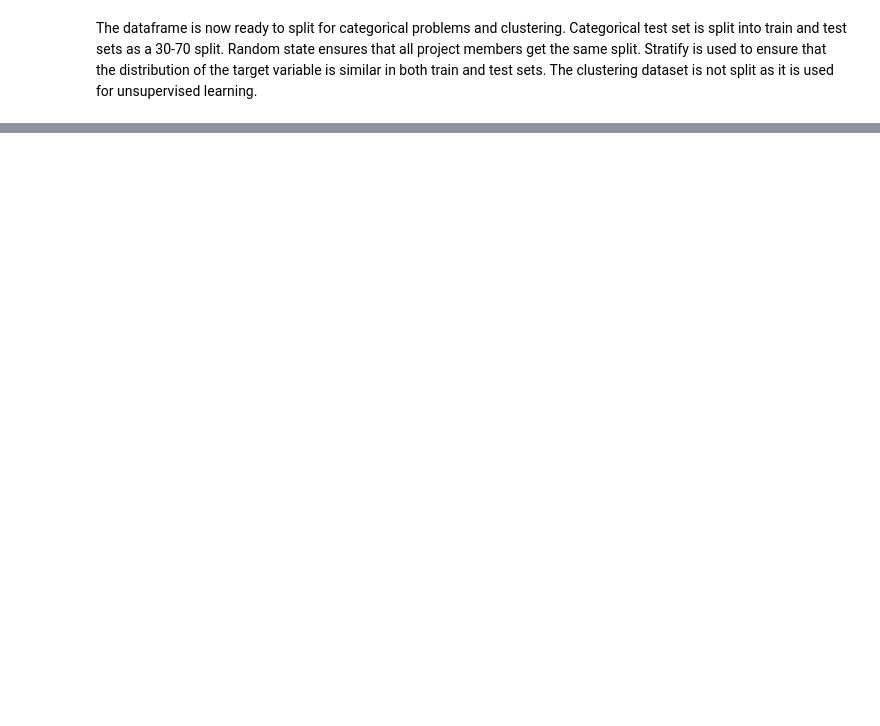
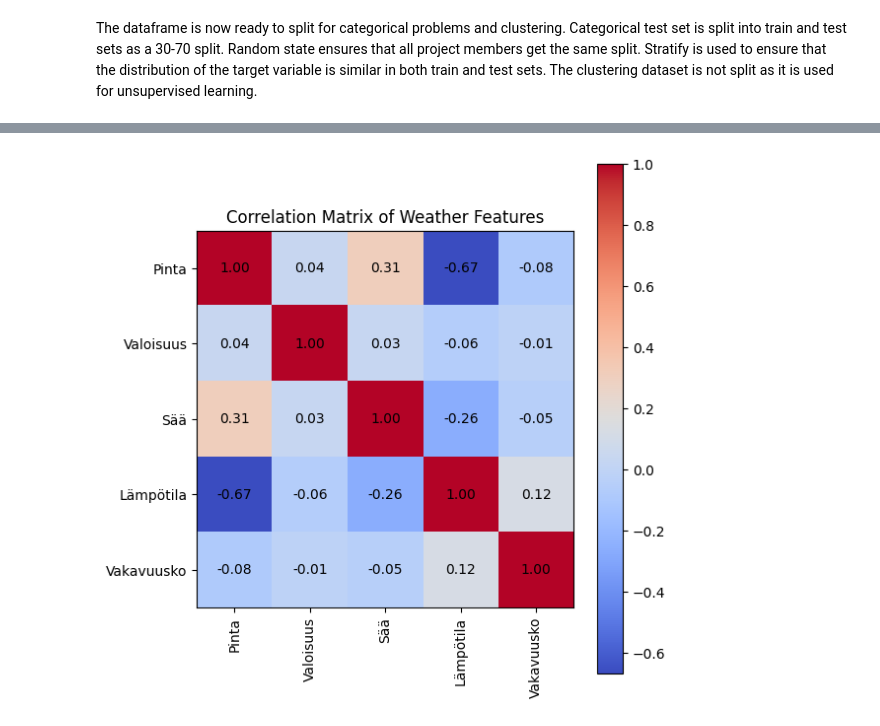
Before and after one commit to nealukumies/dml-project, a Jupyter notebook: traffic_accident_analysis.ipynb, the cells around one changed output, grey strips where cells are left out. Cells and saved outputs as stored; diff of their text form; code cells hidden in the pictures; blank space fills up the shorter version.

```diff
--- a/traffic_accident_analysis.ipynb
+++ b/traffic_accident_analysis.ipynb
@@ -404,0 +701,32 @@ clustering_df = combined_df.drop(columns=["Vakavuusko"])
+# %%
+weather_df = combined_df[["Pinta", "Valoisuus", "Sää", "Lämpötila", "Vakavuusko"]]
+
+weather_df["Valoisuus"] = weather_df["Valoisuus"].replace(4, 0)
+weather_df["Vakavuusko"] = (
+    weather_df["Vakavuusko"]
+    .replace({1: 2, 2: 1})
+)
+
+weather_df = weather_df[
+    ~weather_df[["Pinta", "Valoisuus", "Sää", "Lämpötila", "Vakavuusko"]].isin([-1]).any(axis=1)
+]
+
+weather_encoded = pd.get_dummies(weather_df, drop_first=False)
+corr_matrix = weather_df.corr()
+
+plt.figure(figsize=(6, 6))
+plt.imshow(corr_matrix, cmap='coolwarm', interpolation='none')
+plt.colorbar()
+
+for i in range(len(corr_matrix)):
+    for j in range(len(corr_matrix)):
+        value = corr_matrix.iloc[i, j]
+        plt.text(j, i, f"{value:.2f}", ha='center', va='center', color='black')
+
+plt.xticks(range(len(corr_matrix)), corr_matrix.columns, rotation=90)
+plt.yticks(range(len(corr_matrix)), corr_matrix.columns)
+plt.title("Correlation Matrix of Weather Features")
+plt.tight_layout()
+plt.show()
+# %% [output]
+[figure, added]
```
Also changed, not shown: parts of 37 cells of this notebook, 2 other files.
